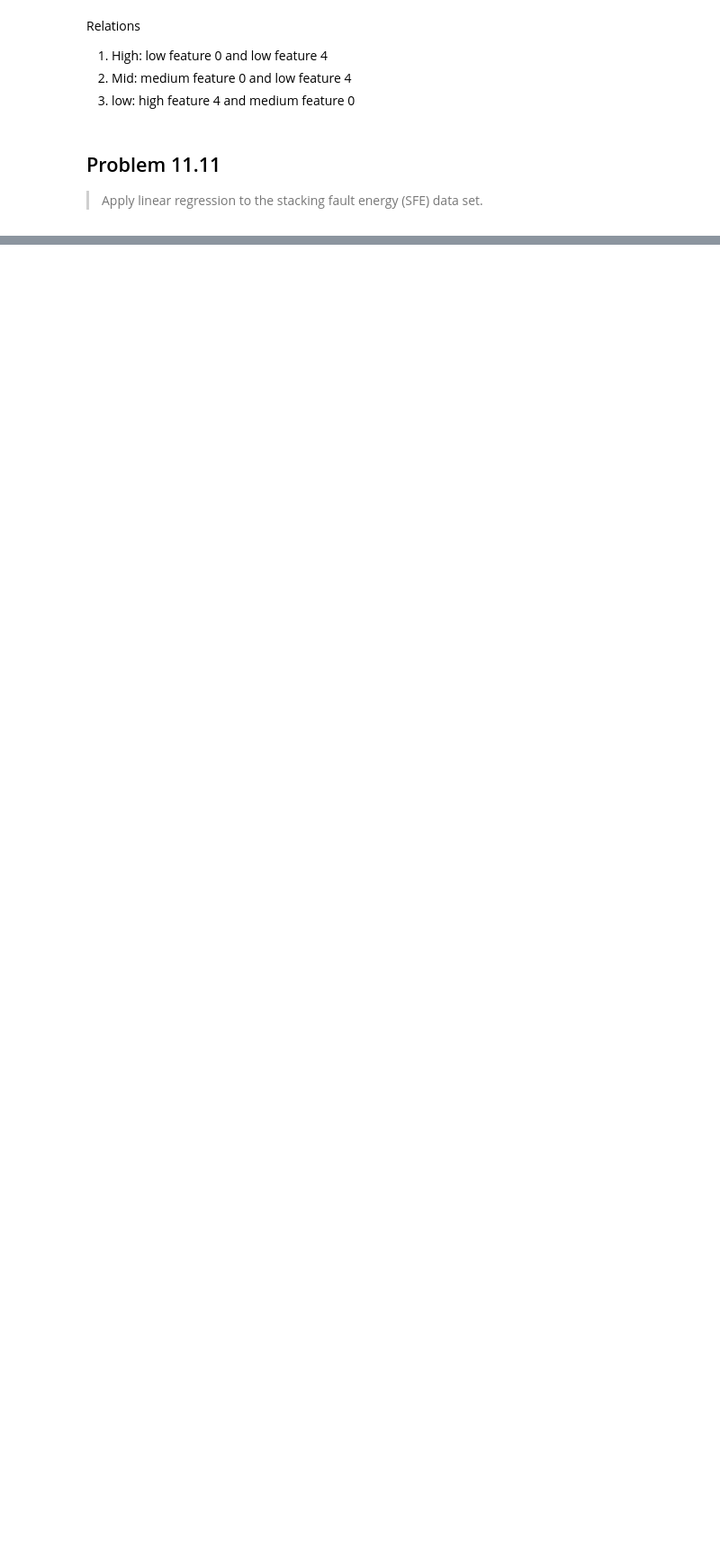
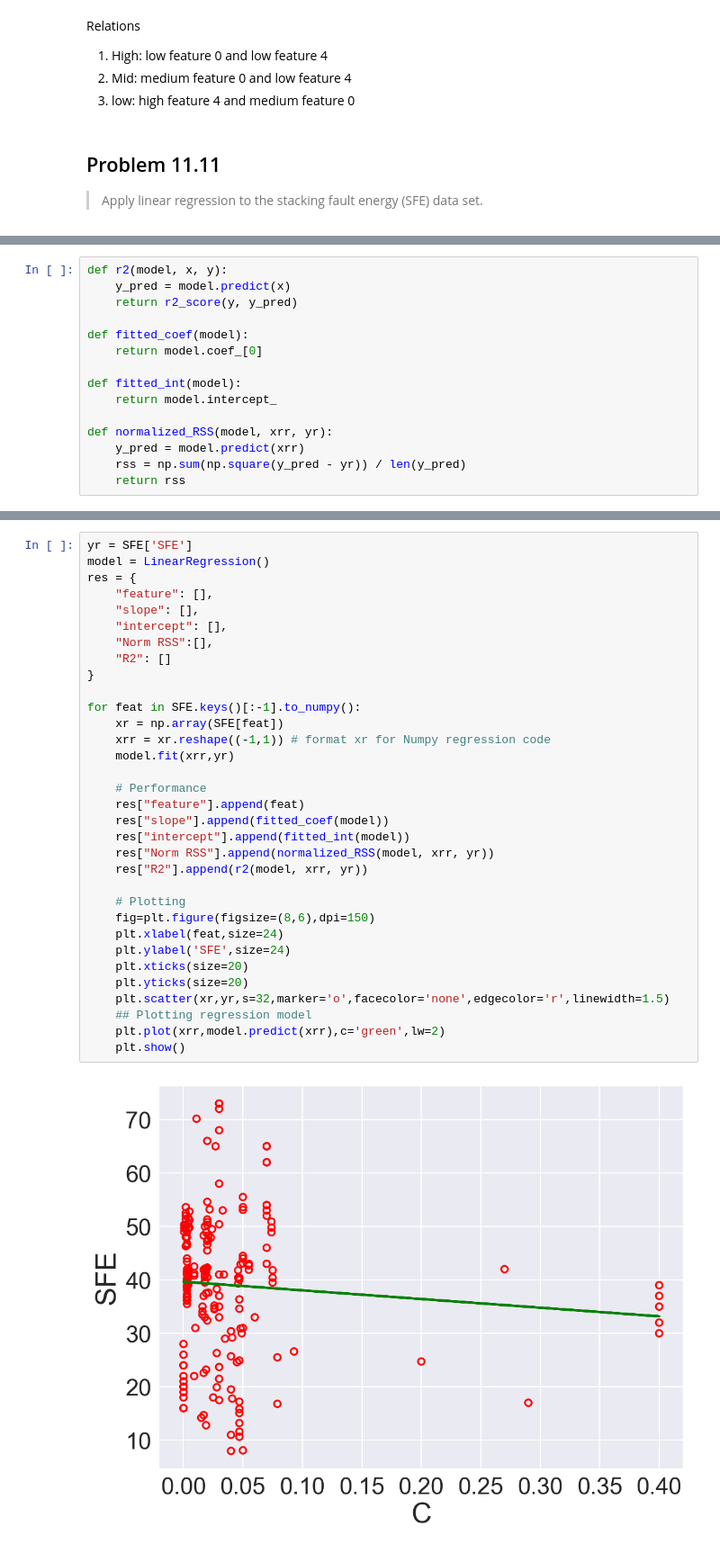
Before and after one commit to stevengogogo/ECEN649_Pattern-Recognition, a Jupyter notebook: hw/hw5.ipynb, the cells around one changed output, grey strips where cells are left out. Shown at 90% size. Drawn from its saved outputs; the diff is of its cells as text; blank space fills up the shorter version.

```diff
--- a/hw/hw5.ipynb
+++ b/hw/hw5.ipynb
@@ -199,0 +218,15 @@ done in Example 11.4. List the fitted coefficients, the normalized RSS, and the
+# %%
+def r2(model, x, y):
+    y_pred = model.predict(x)
+    return r2_score(y, y_pred)
+
+def fitted_coef(model):
+    return model.coef_[0]
+
+def fitted_int(model):
+    return model.intercept_
+
+def normalized_RSS(model, xrr, yr):
+    y_pred = model.predict(xrr)
+    rss = np.sum(np.square(y_pred - yr)) / len(y_pred)
+    return rss
@@ -199,0 +244,35 @@ done in Example 11.4. List the fitted coefficients, the normalized RSS, and the
+# %%
+yr = SFE['SFE']
+model = LinearRegression()
+res = {
+    "feature": [],
+    "slope": [],
+    "intercept": [],
+    "Norm RSS":[],
+    "R2": []
+}
+
+for feat in SFE.keys()[:-1].to_numpy():
+    xr = np.array(SFE[feat])
+    xrr = xr.reshape((-1,1)) # format xr for Numpy regression code
+    model.fit(xrr,yr)
+
+    # Performance
+    res["feature"].append(feat)
+    res["slope"].append(fitted_coef(model))
+    res["intercept"].append(fitted_int(model))
+    res["Norm RSS"].append(normalized_RSS(model, xrr, yr))
+    res["R2"].append(r2(model, xrr, yr))
+
+    # Plotting
+    fig=plt.figure(figsize=(8,6),dpi=150)
+    plt.xlabel(feat,size=24)
+    plt.ylabel('SFE',size=24)
+    plt.xticks(size=20)
+    plt.yticks(size=20)
+    plt.scatter(xr,yr,s=32,marker='o',facecolor='none',edgecolor='r',linewidth=1.5)
+    ## Plotting regression model
+    plt.plot(xrr,model.predict(xrr),c='green',lw=2)
+    plt.show()
+# %% [output]
+[figure, added]
```
Also changed, not shown: parts of 13 cells of this notebook.
